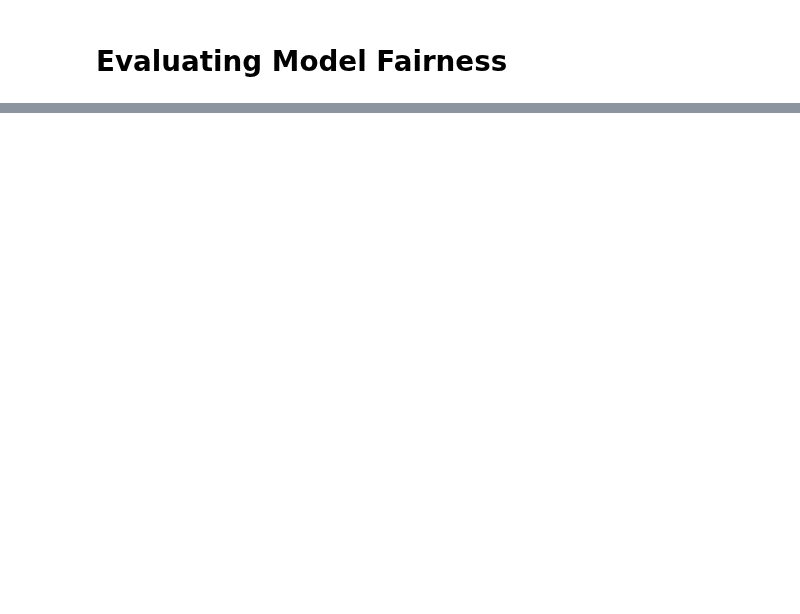
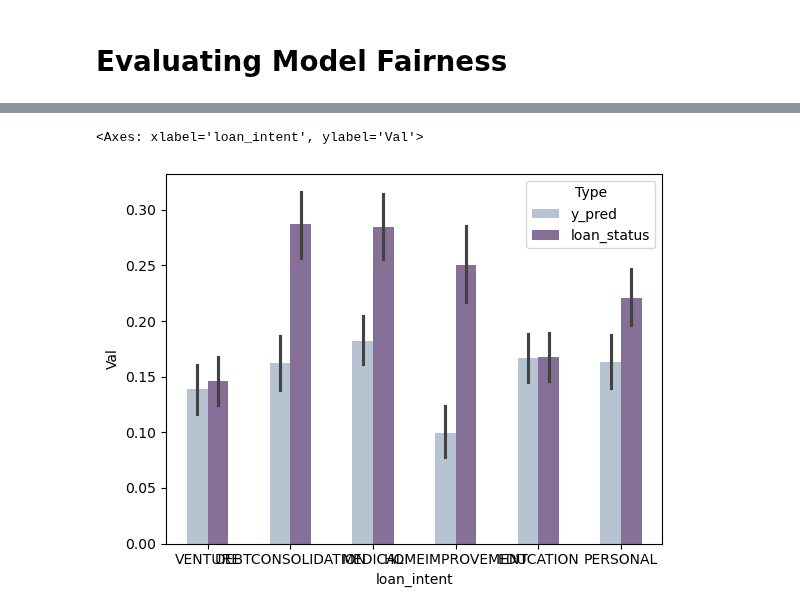
Before and after one commit to Nibsquatch/Nibsquatch.github.io, a Jupyter notebook: posts/Blog 2/index.ipynb, the cells around one changed output, grey strips where cells are left out. Drawn from its saved outputs; the diff is of its cells as text; code cells hidden in the pictures; blank space fills up the shorter version.

```diff
--- a/posts/Blog 2/index.ipynb
+++ b/posts/Blog 2/index.ipynb
@@ -331,0 +334,7 @@ The expected profit per buyer on the test set ($1198.18) is only slightly lower
+# %%
+# remake age groups in 10 year gaps
+df_test["age_group"] = df_test["person_age"] // 10
+df_test["diff"] = df_test["y_pred"] - df_test["loan_status"]
+
+temp = df_test.groupby("age_group")[["loan_status", "y_pred", "diff"]].mean().reset_index()
+temp
@@ -331,0 +351,8 @@ The expected profit per buyer on the test set ($1198.18) is only slightly lower
+# %%
+temp2 = df_test.copy()
+temp2.groupby("loan_intent")[["y_pred", "loan_status"]].mean()
+temp2_melted = pd.melt(temp2, id_vars = "loan_intent", value_vars = ["y_pred", "loan_status"], var_name = "Type", value_name = "Val")
+sns.barplot(data = temp2_melted, x = "loan_intent", y = "Val", hue = "Type", palette = "BuPu", saturation = 0.5, width = .5)
+# %% [output]
+<Axes: xlabel='loan_intent', ylabel='Val'>
+[figure, added]
```
Also changed, not shown: parts of 8 cells of this notebook, 5 other files.
